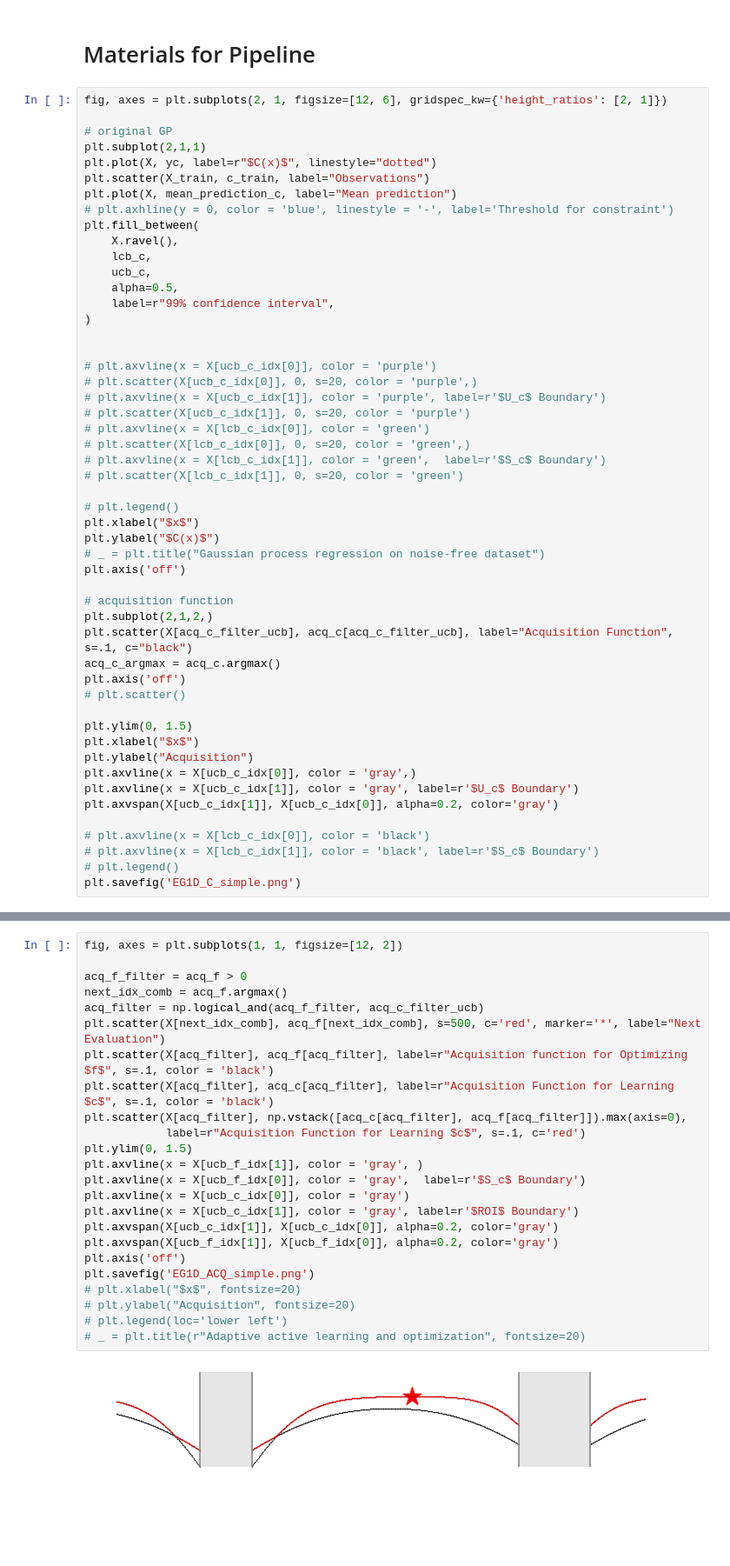
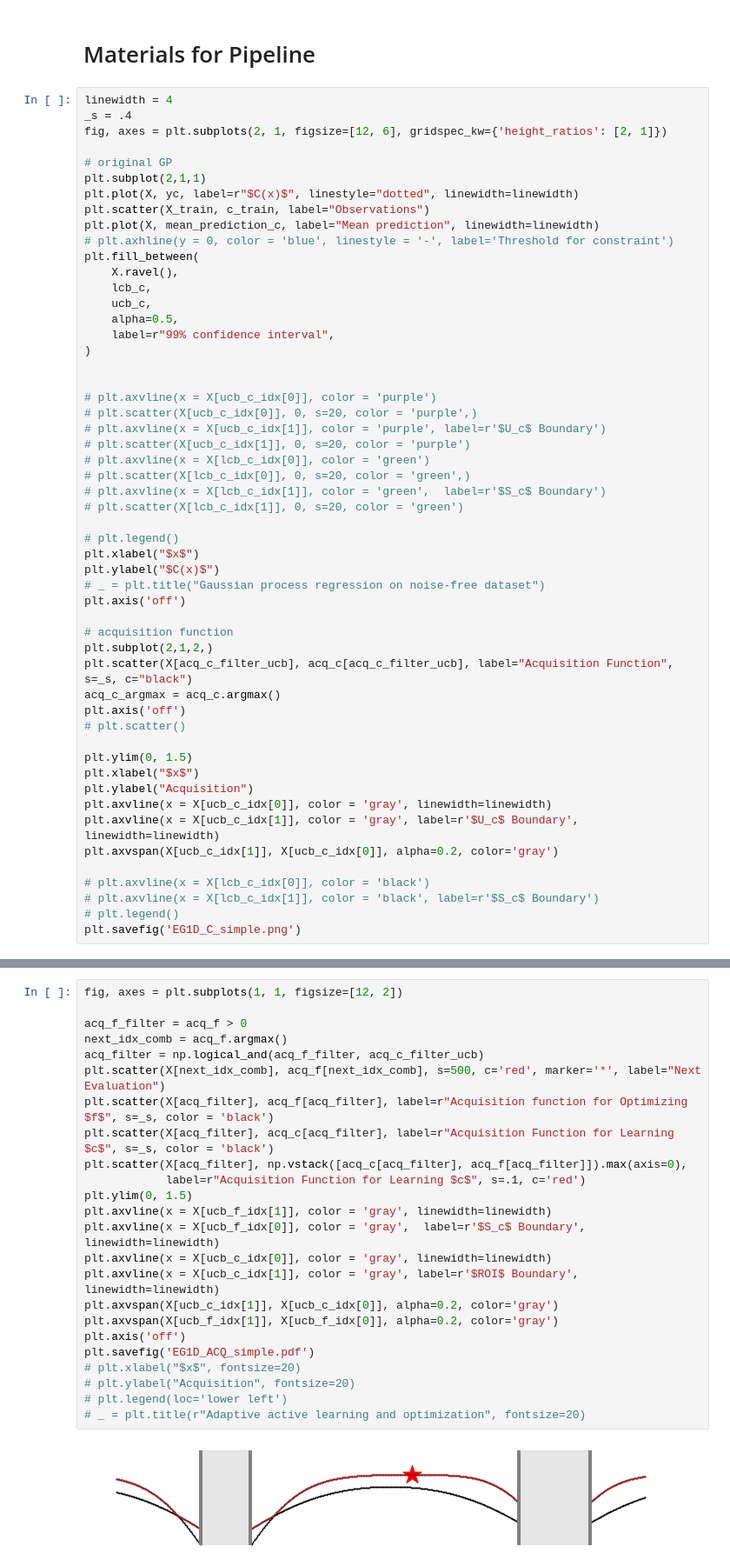
Before and after one commit to SchroDeCat/ConstrainedBO, a Jupyter notebook: visualize_cbo_pipeline.ipynb, the cells around one changed output, grey strips where cells are left out. Shown: that part at 87% size. Saved outputs shown, nothing was run; the diff lists cells and outputs as text; blank space fills up the shorter version.

Commit message:
improve pipeline figure

```diff
--- a/visualize_cbo_pipeline.ipynb
+++ b/visualize_cbo_pipeline.ipynb
@@ -398,13 +398,15 @@ ucb[ucb_idx], lcb[lcb_idx]
 # %% [markdown]
 # Materials for Pipeline
 # %%
+linewidth = 4
+_s = .4
 fig, axes = plt.subplots(2, 1, figsize=[12, 6], gridspec_kw={'height_ratios': [2, 1]})
 
 # original GP
 plt.subplot(2,1,1)
-plt.plot(X, yc, label=r"$C(x)$", linestyle="dotted")
+plt.plot(X, yc, label=r"$C(x)$", linestyle="dotted", linewidth=linewidth)
 plt.scatter(X_train, c_train, label="Observations")
-plt.plot(X, mean_prediction_c, label="Mean prediction")
+plt.plot(X, mean_prediction_c, label="Mean prediction", linewidth=linewidth)
 # plt.axhline(y = 0, color = 'blue', linestyle = '-', label='Threshold for constraint')
 plt.fill_between(
     X.ravel(),
@@ -432,7 +434,7 @@ plt.axis('off')
 
 # acquisition function
 plt.subplot(2,1,2,)
-plt.scatter(X[acq_c_filter_ucb], acq_c[acq_c_filter_ucb], label="Acquisition Function", s=.1, c="black")
+plt.scatter(X[acq_c_filter_ucb], acq_c[acq_c_filter_ucb], label="Acquisition Function", s=_s, c="black")
 acq_c_argmax = acq_c.argmax()
 plt.axis('off')
 # plt.scatter()
@@ -440,8 +442,8 @@ plt.axis('off')
 plt.ylim(0, 1.5)
 plt.xlabel("$x$")
 plt.ylabel("Acquisition")
-plt.axvline(x = X[ucb_c_idx[0]], color = 'gray',)
-plt.axvline(x = X[ucb_c_idx[1]], color = 'gray', label=r'$U_c$ Boundary')
+plt.axvline(x = X[ucb_c_idx[0]], color = 'gray', linewidth=linewidth)
+plt.axvline(x = X[ucb_c_idx[1]], color = 'gray', label=r'$U_c$ Boundary',  linewidth=linewidth)
 plt.axvspan(X[ucb_c_idx[1]], X[ucb_c_idx[0]], alpha=0.2, color='gray')
 
 # plt.axvline(x = X[lcb_c_idx[0]], color = 'black')
@@ -497,26 +499,26 @@ plt.savefig('EG1D_F_simple.png')
 # %%
 fig, axes = plt.subplots(1, 1, figsize=[12, 2])
 
 acq_f_filter = acq_f > 0
 next_idx_comb = acq_f.argmax()
 acq_filter = np.logical_and(acq_f_filter, acq_c_filter_ucb)
 plt.scatter(X[next_idx_comb], acq_f[next_idx_comb], s=500, c='red', marker='*', label="Next Evaluation")
-plt.scatter(X[acq_filter], acq_f[acq_filter], label=r"Acquisition function for Optimizing $f$", s=.1, color = 'black')
-plt.scatter(X[acq_filter], acq_c[acq_filter], label=r"Acquisition Function for Learning $c$", s=.1, color = 'black')
+plt.scatter(X[acq_filter], acq_f[acq_filter], label=r"Acquisition function for Optimizing $f$", s=_s, color = 'black')
+plt.scatter(X[acq_filter], acq_c[acq_filter], label=r"Acquisition Function for Learning $c$", s=_s, color = 'black')
 plt.scatter(X[acq_filter], np.vstack([acq_c[acq_filter], acq_f[acq_filter]]).max(axis=0),
             label=r"Acquisition Function for Learning $c$", s=.1, c='red')
 plt.ylim(0, 1.5)
-plt.axvline(x = X[ucb_f_idx[1]], color = 'gray', )
-plt.axvline(x = X[ucb_f_idx[0]], color = 'gray',  label=r'$S_c$ Boundary')
-plt.axvline(x = X[ucb_c_idx[0]], color = 'gray')
-plt.axvline(x = X[ucb_c_idx[1]], color = 'gray', label=r'$ROI$ Boundary')
+plt.axvline(x = X[ucb_f_idx[1]], color = 'gray', linewidth=linewidth)
+plt.axvline(x = X[ucb_f_idx[0]], color = 'gray',  label=r'$S_c$ Boundary', linewidth=linewidth)
+plt.axvline(x = X[ucb_c_idx[0]], color = 'gray', linewidth=linewidth)
+plt.axvline(x = X[ucb_c_idx[1]], color = 'gray', label=r'$ROI$ Boundary', linewidth=linewidth)
 plt.axvspan(X[ucb_c_idx[1]], X[ucb_c_idx[0]], alpha=0.2, color='gray')
 plt.axvspan(X[ucb_f_idx[1]], X[ucb_f_idx[0]], alpha=0.2, color='gray')
 plt.axis('off')
-plt.savefig('EG1D_ACQ_simple.png')
+plt.savefig('EG1D_ACQ_simple.pdf')
 # plt.xlabel("$x$", fontsize=20)
 # plt.ylabel("Acquisition", fontsize=20)
 # plt.legend(loc='lower left')
 # _ = plt.title(r"Adaptive active learning and optimization", fontsize=20)
 # %% [output]
-[figure, old version]
+[figure, new version]
```
Also changed, not shown: parts of 4 cells of this notebook.
